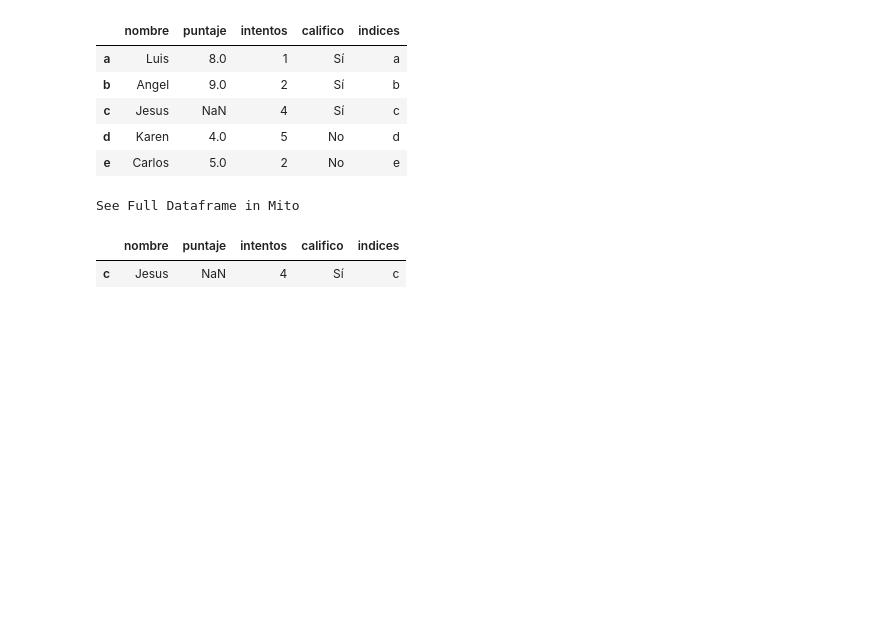
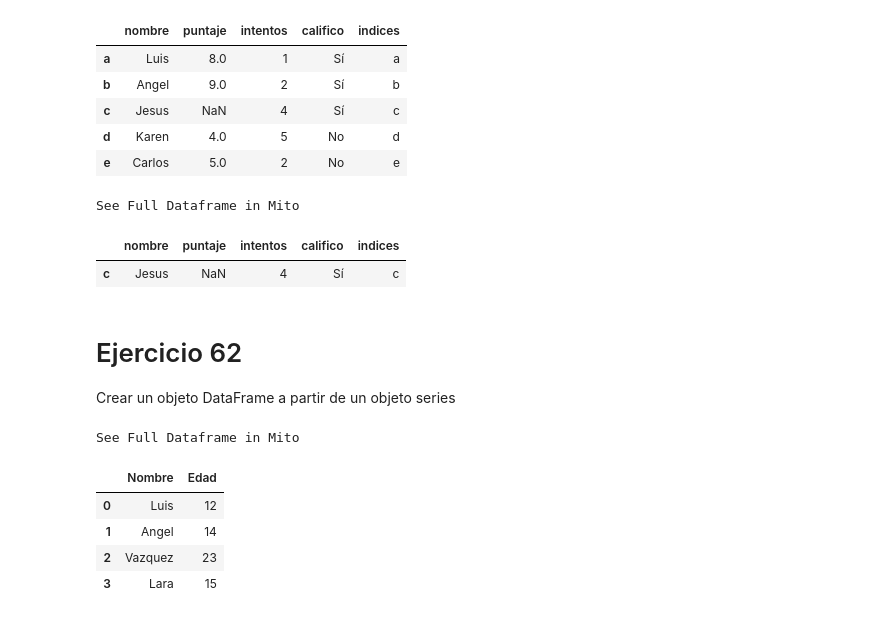
Before and after one commit to TherealVL/Ejercicios_Pandas, a Jupyter notebook: Ejercicios_Panda.ipynb, the cells around one changed output. Drawn from its saved outputs; the diff is of its cells as text; code cells hidden in the pictures; blank space fills up the shorter version.

Commit message:
Ejercicio 62

```diff
--- a/Ejercicios_Panda.ipynb
+++ b/Ejercicios_Panda.ipynb
@@ -762,3 +762,21 @@ df61[df61["puntaje"].isnull()]
 See Full Dataframe in Mito
 |  | nombre | puntaje | intentos | califico | indices |
 | c | Jesus | NaN | 4 | Sí | c |
+# %% [markdown]
+# Ejercicio 62
+Crear un objeto DataFrame a partir de un objeto series
+# %%
+nombres62 = pd.Series(["Luis","Angel","Vazquez","Lara"])
+edades62 = pd.Series([12,14,23,15])
+
+personas62 = {"Nombre":nombres62, "Edad":edades62}
+# %%
+df62 = pd.DataFrame(personas62)
+df62
+# %% [output]
+See Full Dataframe in Mito
+|  | Nombre | Edad |
+| 0 | Luis | 12 |
+| 1 | Angel | 14 |
+| 2 | Vazquez | 23 |
+| 3 | Lara | 15 |
```
